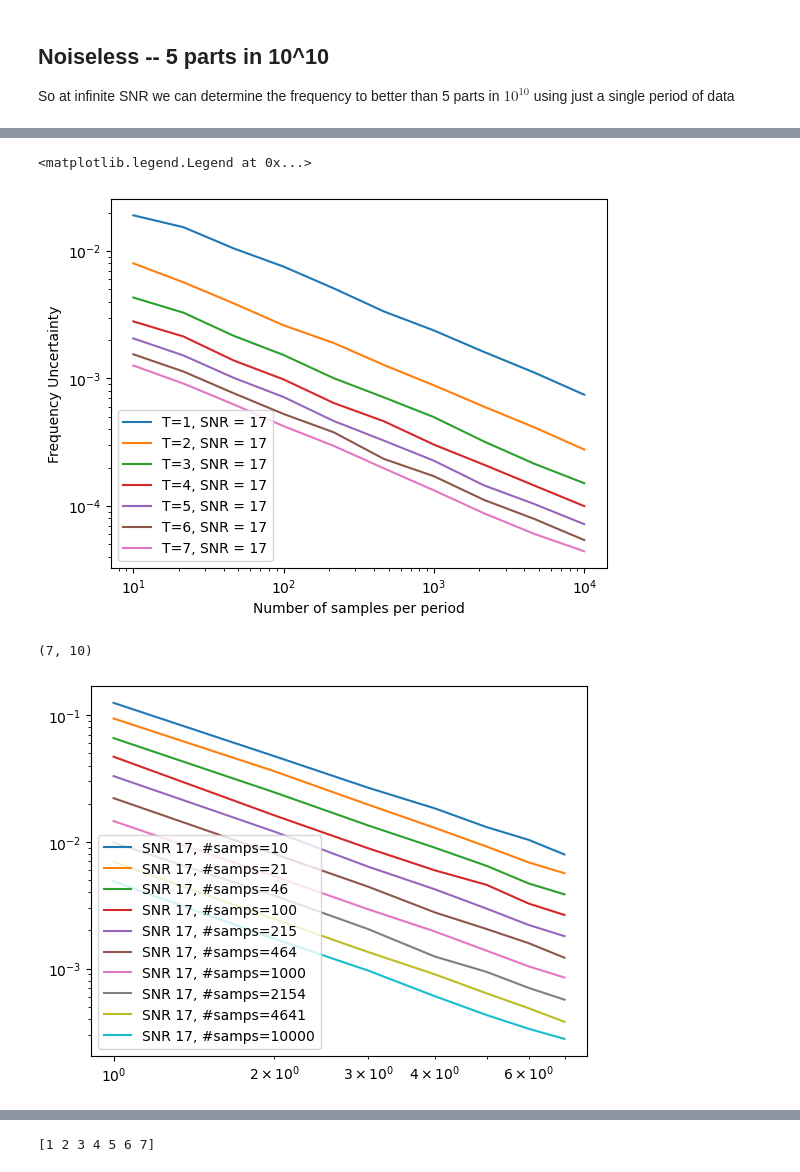
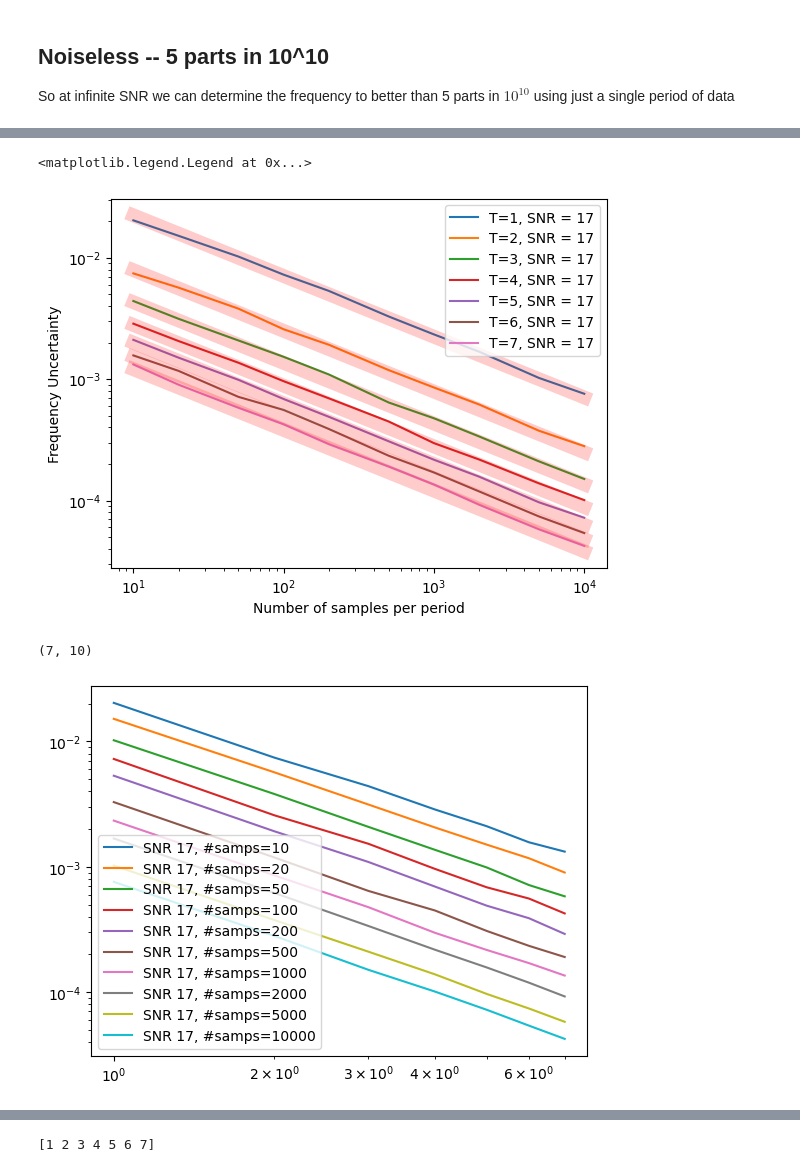
Before and after one commit to QTNM/cresdaToys, a Jupyter notebook: sineWaveFittingFun.ipynb, the cells around one changed output, grey strips where cells are left out. Saved outputs shown, nothing was run; the diff lists cells and outputs as text; code cells hidden in the pictures.

```diff
--- a/sineWaveFittingFun.ipynb
+++ b/sineWaveFittingFun.ipynb
@@ -149,25 +214,44 @@ print(np.mean(snrs))
 # %%
 def getOmegaSnr(numThrows,numSampsArray,noise,numPeriods):
-    #numSampsArray=np.logspace(1,4,10)
     omegaStd=[]
     snrMean=[]
     for val in numSampsArray:
         numSamps=int(val)
-        snrs,omegas,amps,phases=doMonteCarloPoint(numThrows,numSamps,noise,numPeriods)
+        snrs,omegas,amps,phases,freqs=doMonteCarloPoint(numThrows,numSamps,noise,numPeriods)
         omegaStd.append(np.std(omegas))
         snrMean.append(np.mean(snrs))
     omegaStd=np.array(omegaStd)
     snrMean=np.array(snrMean)
     return omegaStd,snrMean
+
+def getFreqSnr(numThrows,numSampsArray,noise,numPeriods):
+    freqStd=[]
+    snrMean=[]
+    for val in numSampsArray:
+        numSamps=int(val)
+        snrs,omegas,amps,phases,freqs=doMonteCarloPoint(numThrows,numSamps,noise,numPeriods)
+        freqStd.append(np.std(freqs))
+        snrMean.append(np.mean(snrs))
+    freqStd=np.array(freqStd)
+    snrMean=np.array(snrMean)
+    return freqStd,snrMean
 # %%
 fig,ax = plt.subplots()
-numSampsArray=np.logspace(1,4,10)
-for noise in [0.01,0.05,0.1,0.2,0.3,0.4]:
-    omegaStd,snrMean=getOmegaSnr(1000,numSampsArray,noise,1)
-    ax.plot(numSampsArray,omegaStd/trueOmega,label="SNR = "+str(round(np.mean(snrMean))))
+numSampsArray=np.array([10,20,50,100,200,500,1000,2000,5000,10000])
+noiseArray=np.array([0.01,0.05,0.1,0.2,0.3,0.4])
+freqSnrArray=[]
+snrMeanArray=[]
+for noise in noiseArray:
+    freqStd,snrMean=getFreqSnr(1000,numSampsArray,noise,1)
+    freqSnrArray.append(freqStd)
+    snrMeanArray.append(snrMean)
+    ax.plot(numSampsArray,freqStd/trueFreq,label="SNR = "+str(round(np.mean(snrMean))))
+    ax.plot(numSampsArray,getFractionalError(noise,1,numSampsArray),lw=10,alpha=0.2,color='red')
 ax.set_xscale("log")
 ax.set_yscale("log")
 ax.set_xlabel("Number of samples per period")
 ax.set_ylabel("Frequency Uncertainty")
 ax.legend()
+freqSnrArray=np.array(freqSnrArray)
+snrMeanArray=np.array(snrMeanArray)
 # %% [output]
@@ -176,20 +280,21 @@ ax.legend()
 # %%
 fig,ax = plt.subplots()
-numSampsArray=np.logspace(1,4,10)
 noise=0.1
 
-omegaArray=[]
+freqArray=[]
 
 for period in range(1,8):
-    omegaStd,snrMean=getOmegaSnr(1000,numSampsArray,noise,period)
-    omegaArray.append(omegaStd/trueOmega)
-    ax.plot(numSampsArray,omegaStd/trueOmega,label="T="+str(period)+", SNR = "+str(round(np.mean(snrMean))))
+    freqStd,snrMean=getFreqSnr(1000,numSampsArray,noise,period)
+    freqArray.append(freqStd/trueFreq)
+    ax.plot(numSampsArray,freqStd/trueFreq,label="T="+str(period)+", SNR = "+str(round(np.mean(snrMean))))
+    ax.plot(numSampsArray,getFractionalError(noise,period,numSampsArray),lw=10,alpha=0.2,color='red')
+
 ax.set_xscale("log")
 ax.set_yscale("log")
 ax.set_xlabel("Number of samples per period")
 ax.set_ylabel("Frequency Uncertainty")
 ax.legend()
 # %% [output]
 <matplotlib.legend.Legend at 0x...>
-[figure, old version]
+[figure, new version]
 # %%
@@ -200,11 +305,11 @@ print(np.shape(omegaArray))
 # %%
 fig,ax = plt.subplots()
 for i in range(10):
-    ax.plot(range(1,8),omegaArray.T[i],label="SNR 17, #samps="+str(int(numSampsArray[i])))
+    ax.plot(range(1,8),freqArray.T[i],label="SNR 17, #samps="+str(int(numSampsArray[i])))
 ax.legend()
 ax.set_yscale('log')
 ax.set_xscale('log')
 # %% [output]
-[figure, old version]
+[figure, new version]
 # %%
 fig,ax = plt.subplots()
```
Also changed, not shown: parts of 19 cells of this notebook.
